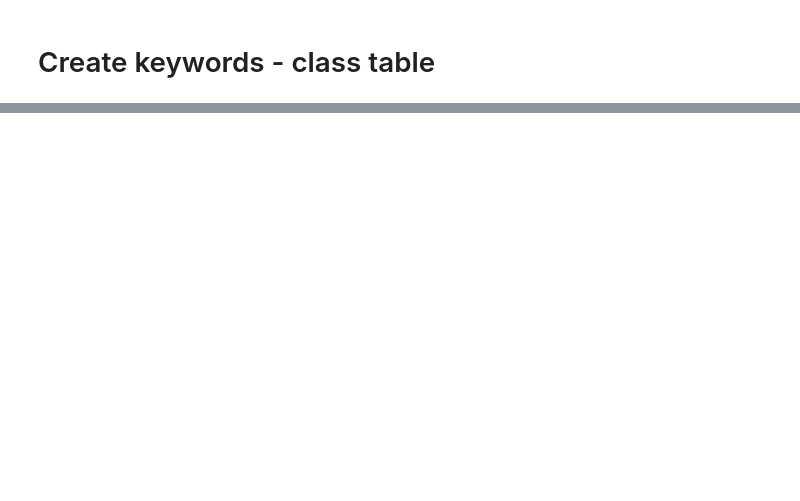
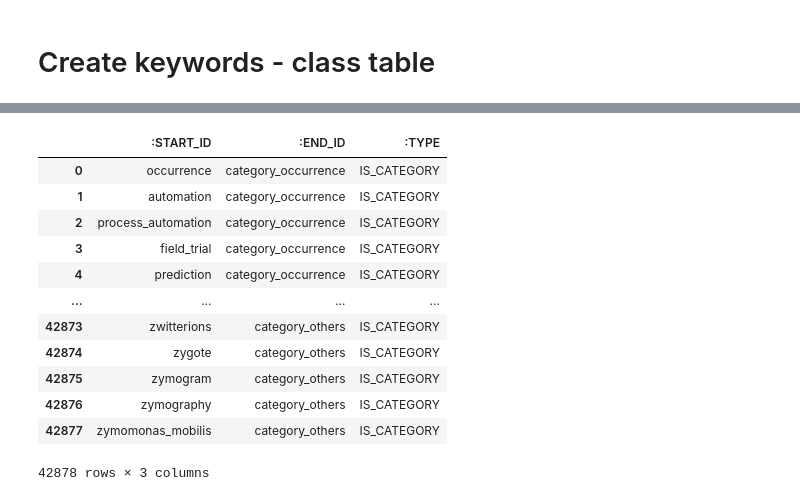
Before and after one commit to icebreaker-science/network, a Jupyter notebook: notebook/hierarchy/hierarchy.ipynb, the cells around one changed output, grey strips where cells are left out. Saved outputs shown, nothing was run; the diff lists cells and outputs as text; code cells hidden in the pictures; blank space fills up the shorter version.

```diff
--- a/notebook/hierarchy/hierarchy.ipynb
+++ b/notebook/hierarchy/hierarchy.ipynb
@@ -449,0 +644,22 @@ keyword_category_result_df.to_csv(keyword_category_result_path, index = False)
+# %%
+category_edge_df = keyword_category_result_df.copy()
+category_edge_df.columns = [':START_ID', ':END_ID']
+category_edge_df[':TYPE'] = 'IS_CATEGORY'
+category_edge_df[':END_ID'] = 'category_' + category_edge_df[':END_ID']
+category_edge_df = category_edge_df.replace(' ', '_', regex=True)
+# %%
+category_edge_df
+# %% [output]
+|  | :START_ID | :END_ID | :TYPE |
+| 0 | occurrence | category_occurrence | IS_CATEGORY |
+| 1 | automation | category_occurrence | IS_CATEGORY |
+| 2 | process_automation | category_occurrence | IS_CATEGORY |
+| 3 | field_trial | category_occurrence | IS_CATEGORY |
+| 4 | prediction | category_occurrence | IS_CATEGORY |
+| ... | ... | ... | ... |
+| 42873 | zwitterions | category_others | IS_CATEGORY |
+| 42874 | zygote | category_others | IS_CATEGORY |
+| 42875 | zymogram | category_others | IS_CATEGORY |
+| 42876 | zymography | category_others | IS_CATEGORY |
+| 42877 | zymomonas_mobilis | category_others | IS_CATEGORY |
+42878 rows × 3 columns
```
Also changed, not shown: parts of 21 cells of this notebook.
